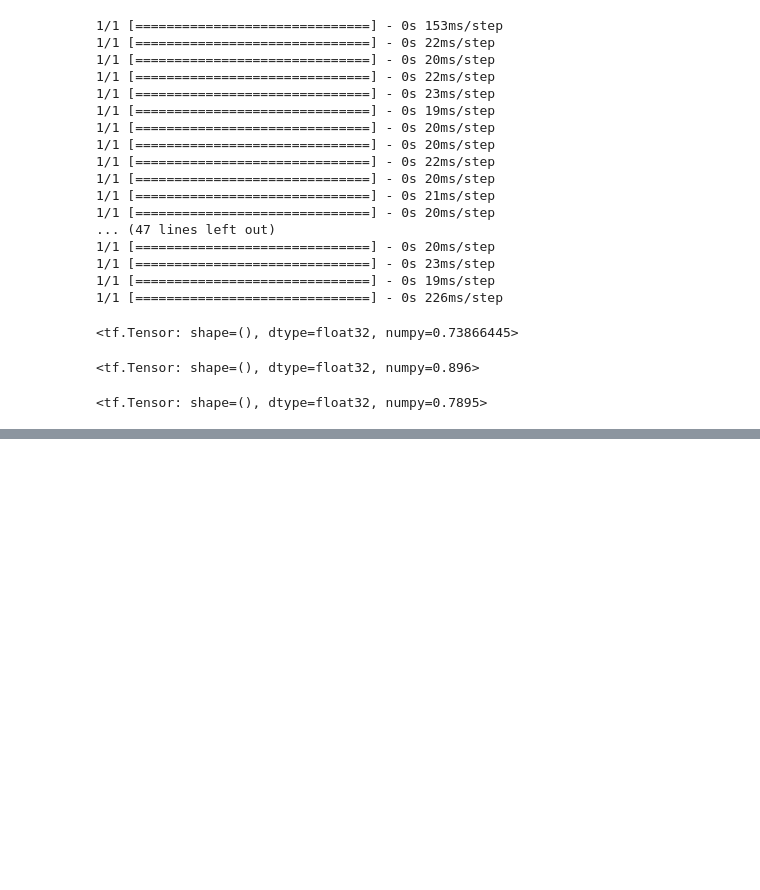
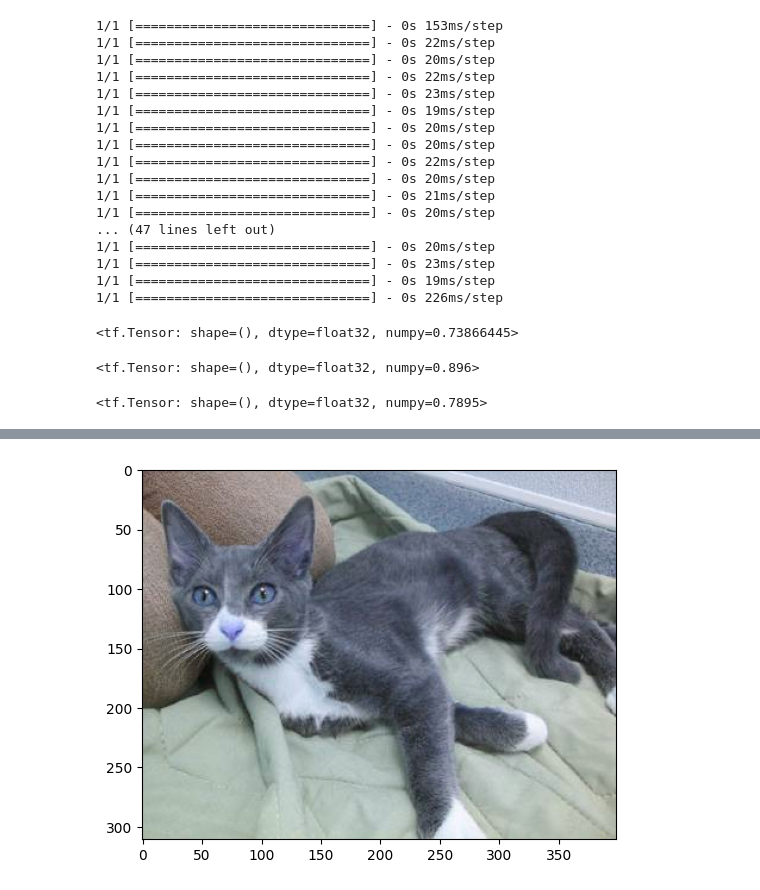
Before and after one commit to Ravihara2000/Cats-Dogs-Identifier, a Jupyter notebook: Cats_Dogs_classifier.ipynb, the cells around one changed output, grey strips where cells are left out. Cells and saved outputs as stored; diff of their text form; code cells hidden in the pictures; blank space fills up the shorter version.

```diff
--- a/Cats_Dogs_classifier.ipynb
+++ b/Cats_Dogs_classifier.ipynb
@@ -266,0 +274,6 @@ accuracy.result()
+# %%
+image = cv2.imread("/content/cats-and-dogs-for-classification/cats_dogs/test/cats/cat.4021.jpg")
+plt.imshow(image)
+plt.show()
+# %% [output]
+[figure, added]
```
Also changed, not shown: parts of 8 cells of this notebook.
